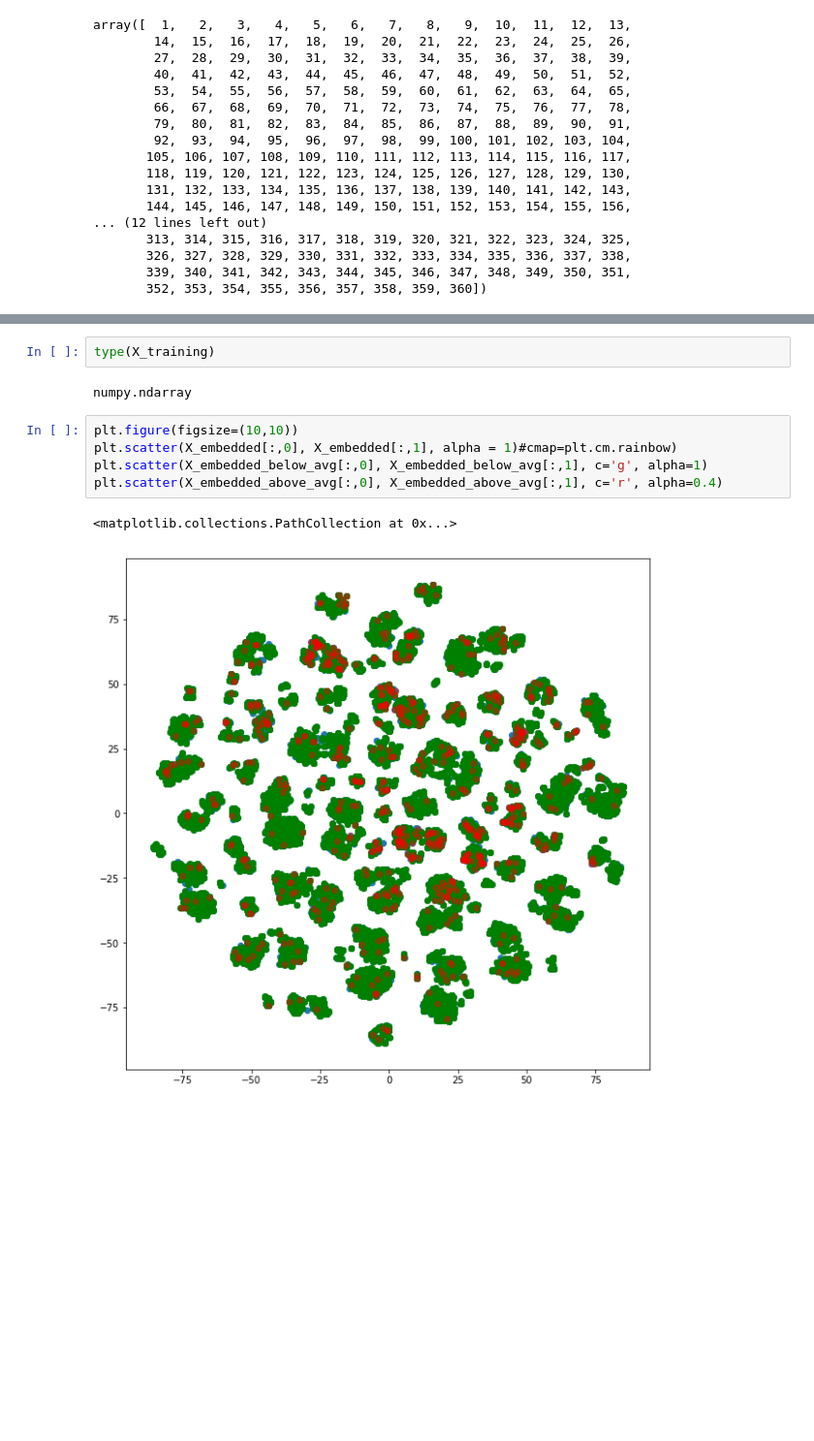
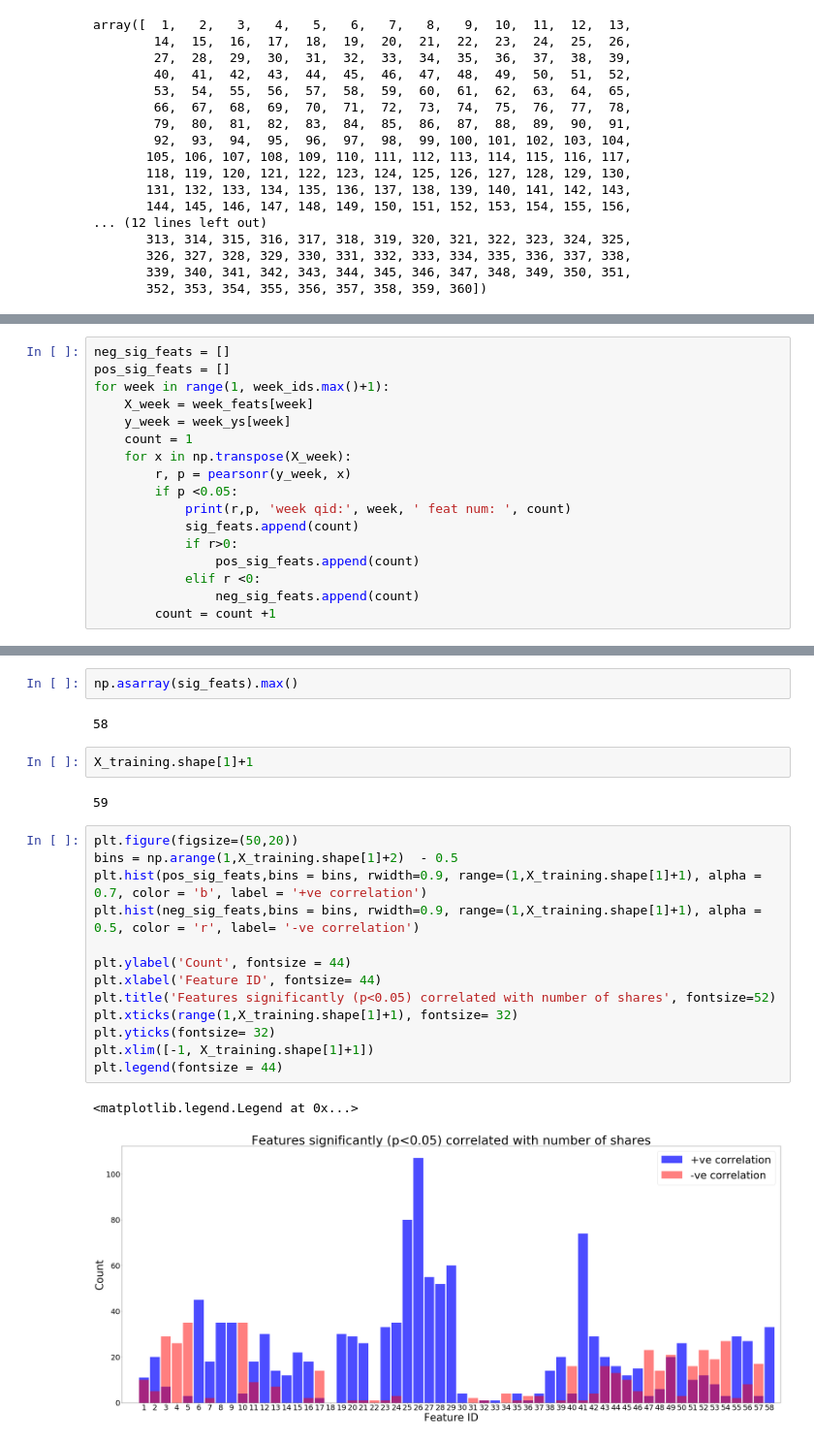
Before and after one commit to kmoriarty/learning-to-rank, a Jupyter notebook: final_project/data_extraction.ipynb, the cells around one changed output, grey strips where cells are left out. Shown at 97% size. Drawn from its saved outputs; the diff is of its cells as text; blank space fills up the shorter version.

```diff
--- a/final_project/data_extraction.ipynb
+++ b/final_project/data_extraction.ipynb
@@ -157,0 +254,17 @@ X_embedded_below_avg.shape
+# %%
+neg_sig_feats = []
+pos_sig_feats = []
+for week in range(1, week_ids.max()+1):
+    X_week = week_feats[week]
+    y_week = week_ys[week]
+    count = 1
+    for x in np.transpose(X_week):
+        r, p = pearsonr(y_week, x)
+        if p <0.05:
+            print(r,p, 'week qid:', week, ' feat num: ', count)
+            sig_feats.append(count)
+            if r>0:
+                pos_sig_feats.append(count)
+            elif r <0:
+                neg_sig_feats.append(count)
+        count = count +1
@@ -162,12 +313,24 @@ X_training.min()
-# %%
-type(X_training)
-# %% [output]
-numpy.ndarray
-# %%
-plt.figure(figsize=(10,10))
-plt.scatter(X_embedded[:,0], X_embedded[:,1], alpha = 1)#cmap=plt.cm.rainbow)
-plt.scatter(X_embedded_below_avg[:,0], X_embedded_below_avg[:,1], c='g', alpha=1)
-plt.scatter(X_embedded_above_avg[:,0], X_embedded_above_avg[:,1], c='r', alpha=0.4)
-# %% [output]
-<matplotlib.collections.PathCollection at 0x...>
-[figure, removed]
+# %%
+np.asarray(sig_feats).max()
+# %% [output]
+58
+# %%
+X_training.shape[1]+1
+# %% [output]
+59
+# %%
+plt.figure(figsize=(50,20))
+bins = np.arange(1,X_training.shape[1]+2)  - 0.5
+plt.hist(pos_sig_feats,bins = bins, rwidth=0.9, range=(1,X_training.shape[1]+1), alpha = 0.7, color = 'b', label = '+ve correlation')
+plt.hist(neg_sig_feats,bins = bins, rwidth=0.9, range=(1,X_training.shape[1]+1), alpha = 0.5, color = 'r', label= '-ve correlation')
+
+plt.ylabel('Count', fontsize = 44)
+plt.xlabel('Feature ID', fontsize= 44)
+plt.title('Features significantly (p<0.05) correlated with number of shares', fontsize=52)
+plt.xticks(range(1,X_training.shape[1]+1), fontsize= 32)
+plt.yticks(fontsize= 32)
+plt.xlim([-1, X_training.shape[1]+1])
+plt.legend(fontsize = 44)
+# %% [output]
+<matplotlib.legend.Legend at 0x...>
+[figure, added]
```
Also changed, not shown: parts of 32 cells of this notebook, 6 other files.
